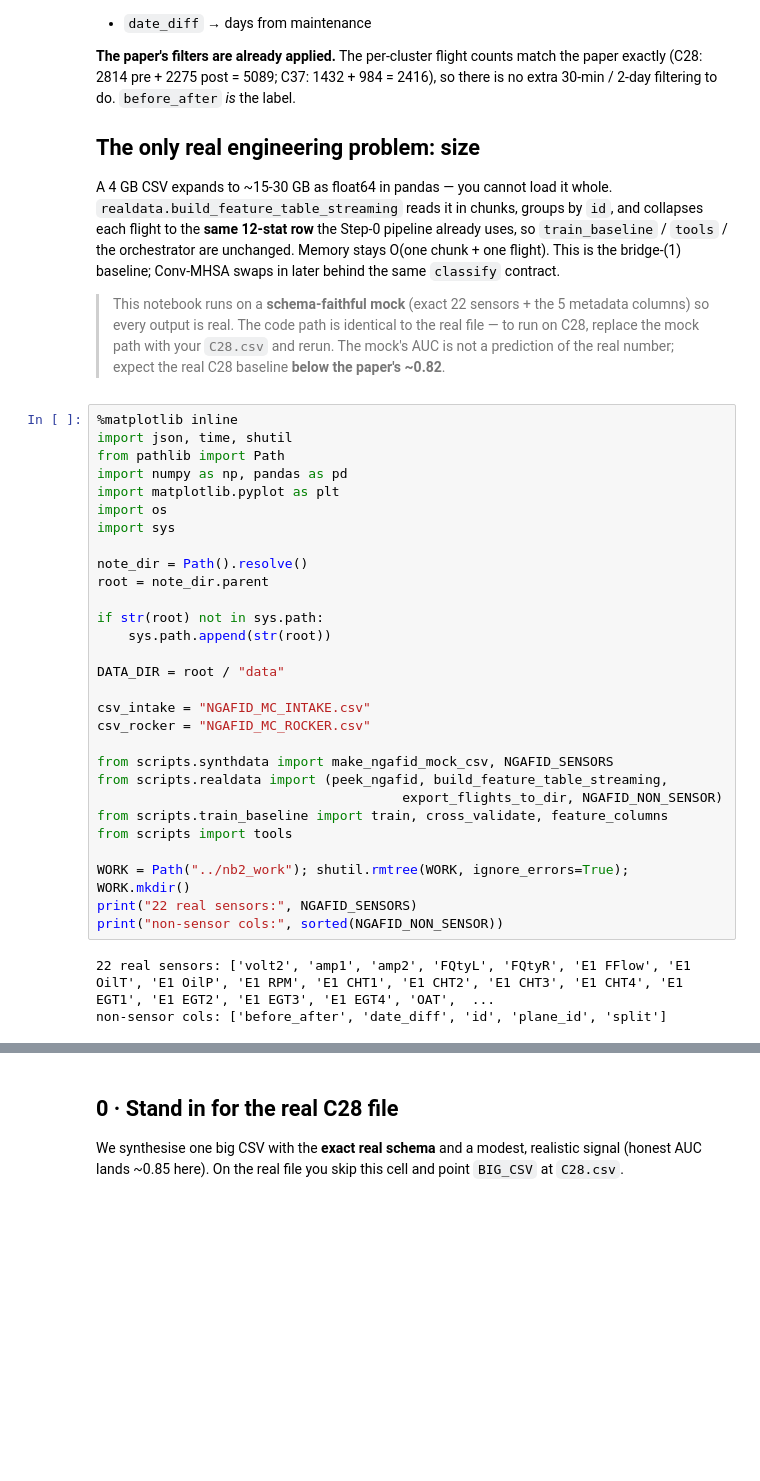
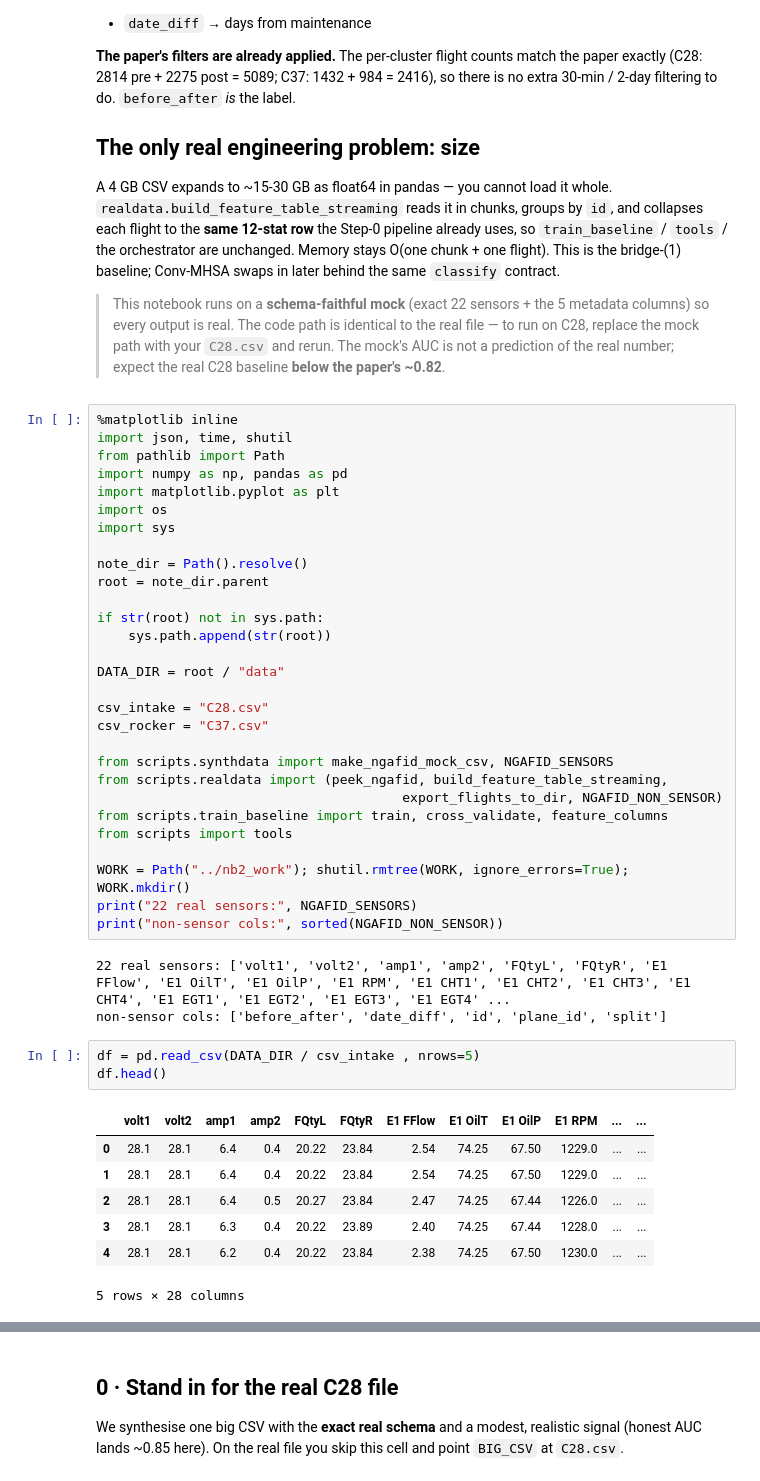
Before and after one commit to meaton96/agentic-ai-project, a Jupyter notebook: aviation_mas_mvp/notebooks/02_realdata_baseline.ipynb, the cells around one changed output, grey strips where cells are left out. Drawn from its saved outputs; the diff is of its cells as text; blank space fills up the shorter version.

```diff
--- a/aviation_mas_mvp/notebooks/02_realdata_baseline.ipynb
+++ b/aviation_mas_mvp/notebooks/02_realdata_baseline.ipynb
@@ -52,8 +52,8 @@ if str(root) not in sys.path:
 
 DATA_DIR = root / "data"
 
-csv_intake = "NGAFID_MC_INTAKE.csv"
-csv_rocker = "NGAFID_MC_ROCKER.csv"
+csv_intake = "C28.csv"
+csv_rocker = "C37.csv"
 
 from scripts.synthdata import make_ngafid_mock_csv, NGAFID_SENSORS
 from scripts.realdata import (peek_ngafid, build_feature_table_streaming,
@@ -65,5 +65,16 @@ WORK = Path("../nb2_work"); shutil.rmtree(WORK, ignore_errors=True); WORK.mkdir(
 print("22 real sensors:", NGAFID_SENSORS)
 print("non-sensor cols:", sorted(NGAFID_NON_SENSOR))
 # %% [output]
-22 real sensors: ['volt2', 'amp1', 'amp2', 'FQtyL', 'FQtyR', 'E1 FFlow', 'E1 OilT', 'E1 OilP', 'E1 RPM', 'E1 CHT1', 'E1 CHT2', 'E1 CHT3', 'E1 CHT4', 'E1 EGT1', 'E1 EGT2', 'E1 EGT3', 'E1 EGT4', 'OAT',  ...
+22 real sensors: ['volt1', 'volt2', 'amp1', 'amp2', 'FQtyL', 'FQtyR', 'E1 FFlow', 'E1 OilT', 'E1 OilP', 'E1 RPM', 'E1 CHT1', 'E1 CHT2', 'E1 CHT3', 'E1 CHT4', 'E1 EGT1', 'E1 EGT2', 'E1 EGT3', 'E1 EGT4' ...
 non-sensor cols: ['before_after', 'date_diff', 'id', 'plane_id', 'split']
+# %%
+df = pd.read_csv(DATA_DIR / csv_intake , nrows=5)
+df.head()
+# %% [output]
+|  | volt1 | volt2 | amp1 | amp2 | FQtyL | FQtyR | E1 FFlow | E1 OilT | E1 OilP | E1 RPM | ... | ... |
+| 0 | 28.1 | 28.1 | 6.4 | 0.4 | 20.22 | 23.84 | 2.54 | 74.25 | 67.50 | 1229.0 | ... | ... |
+| 1 | 28.1 | 28.1 | 6.4 | 0.4 | 20.22 | 23.84 | 2.54 | 74.25 | 67.50 | 1229.0 | ... | ... |
+| 2 | 28.1 | 28.1 | 6.4 | 0.5 | 20.27 | 23.84 | 2.47 | 74.25 | 67.44 | 1226.0 | ... | ... |
+| 3 | 28.1 | 28.1 | 6.3 | 0.4 | 20.22 | 23.89 | 2.40 | 74.25 | 67.44 | 1228.0 | ... | ... |
+| 4 | 28.1 | 28.1 | 6.2 | 0.4 | 20.22 | 23.84 | 2.38 | 74.25 | 67.50 | 1230.0 | ... | ... |
+5 rows × 28 columns
```
Also changed, not shown: parts of 1 cell of this notebook, 12 other files.
